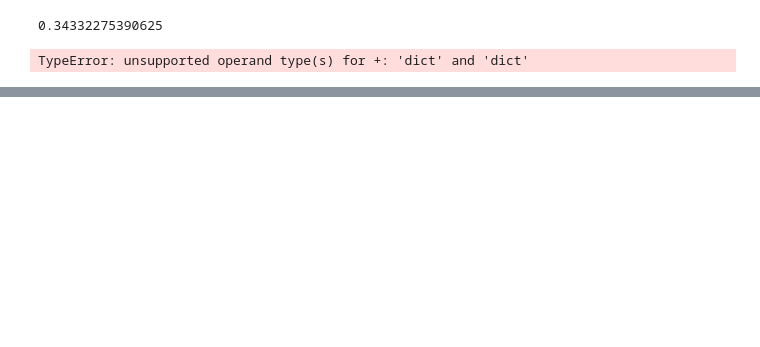
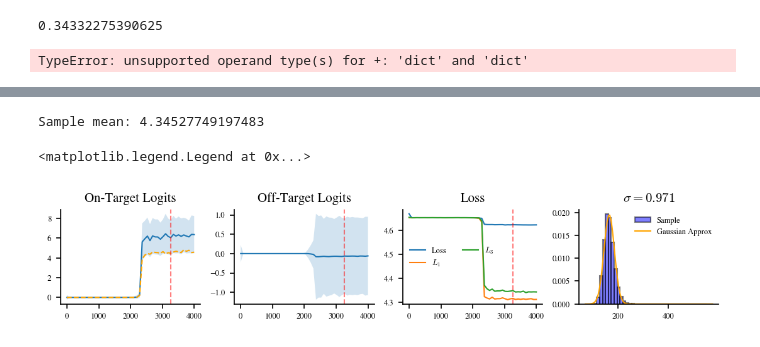
Before and after one commit to CristopherErazo/InContextLearning, a Jupyter notebook: notebooks/26-07-13-on_off-logits.ipynb, the cells around one changed output, grey strips where cells are left out. Saved outputs shown, nothing was run; the diff lists cells and outputs as text; code cells hidden in the pictures; blank space fills up the shorter version.

```diff
--- a/notebooks/26-07-13-on_off-logits.ipynb
+++ b/notebooks/26-07-13-on_off-logits.ipynb
@@ -281,0 +413,15 @@ TypeError: unsupported operand type(s) for +: 'dict' and 'dict'
+# %%
+experiment_name = "logits"
+reader = ExperimentReader(experiment_name, base_dir='../data')
+run_id = reader.list_runs()[-1]
+print(f"Loading run {run_id} from experiment {experiment_name}")
+
+df = reader.load_metrics(run_id)
+data = df.pivot(index='step', columns='metric', values='value').reset_index()
+
+cfg = reader.load_config(run_id)
+V = cfg['model_args']['vocab_size']
+K = cfg['data_args']['K']
+rho = K/V
+
+print(f"Vocab size: {V}, K: {K}, rho: {rho:.4f}")
@@ -281,0 +431,63 @@ TypeError: unsupported operand type(s) for +: 'dict' and 'dict'
+# %%
+fig , axes = create_fig(nrows=1,ncols=4,size='double',h=0.2,sharex=False)
+
+time_frac = 0.8
+t_idx = int(time_frac*len(data['step']))
+
+# On target logits
+ax = axes[0]
+ax.plot(data['step'],data['on_target_mean'])
+ax.fill_between(data['step'],data['on_target_mean']-data['on_target_std'],data['on_target_mean']+data['on_target_std'],alpha=0.2)
+ax.plot(data['step'],data['on_target_mean'] - 0.5*data['on_target_std']**2,ls='--',color='orange')
+ax.axvline(x=data['step'][t_idx], color='r', linestyle='--', alpha=0.5)
+ax.set_title("On-Target Logits")
+
+# Off target logits
+ax = axes[1]
+ax.plot(data['step'],data['off_target_mean'])
+ax.fill_between(data['step'],data['off_target_mean']-data['off_target_std'],data['off_target_mean']+data['off_target_std'],alpha=0.2)
+ax.axvline(x=data['step'][t_idx], color='r', linestyle='--', alpha=0.5)
+ax.set_title("Off-Target Logits")
+
+# Loss
+ax = axes[2]
+ax.plot(data['step'],data['loss'],label='Loss')
+for type in [1,3]:
+    L_eff = eff_loss(data['on_target_mean'],data['on_target_std'],data['off_target_std'],V,K,type=type)
+    ax.plot(data['step'],L_eff,label=f'$L_{type}$')
+ax.axvline(x=data['step'][t_idx], color='r', linestyle='--', alpha=0.5)
+ax.set_title("Loss")
+ax.legend(frameon=False,fontsize=6,ncols=2)
+
+# Distribution of sum of logits at a specific time point
+
+m_star = data['on_target_mean'][t_idx]
+sigma_star = data['on_target_std'][t_idx]
+sigma = data['off_target_std'][t_idx]
+ax = axes[3]
+ax.set_title(rf"$\sigma = {sigma:.3}$")
+
+# sample
+n_samples = 1000000
+z = np.random.normal(0,sigma,size=(n_samples,V-1))
+S = np.sum(np.exp(z),axis=-1)
+z_prime = np.random.normal(m_star,sigma_star,size=(n_samples,))
+loss = np.log(1 + S*np.exp(-z_prime)).mean()
+loss = rho*loss + (1-rho)*np.log(V)
+print(f"Sample mean: {loss}")
+ax.hist(S,bins=40,density=True,alpha=0.5,label='Sample',color='blue',histtype='barstacked',rwidth=1,edgecolor='black');
+# ax.set_yscale('log')
+#gauss approx
+# V = 32
+vmin , vmax = ax.get_xlim()
+m = (V-1)*np.exp(sigma**2/2)
+s2 = (V-1)*(np.exp(sigma**2)-1)*np.exp(sigma**2)
+x = np.linspace(vmin,vmax,100)
+pdf = 1/np.sqrt(2*np.pi*s2)*np.exp(-(x-m)**2/(2*s2))
+ax.plot(x,pdf,label='Gaussian Approx',color='orange')
+ax.legend(frameon=False,fontsize=6)
+# ax.set_yscale('log')
+# %% [output]
+Sample mean: 4.34527749197483
+<matplotlib.legend.Legend at 0x...>
+[figure, added]
```
Also changed, not shown: parts of 17 cells of this notebook, 4 other files.
